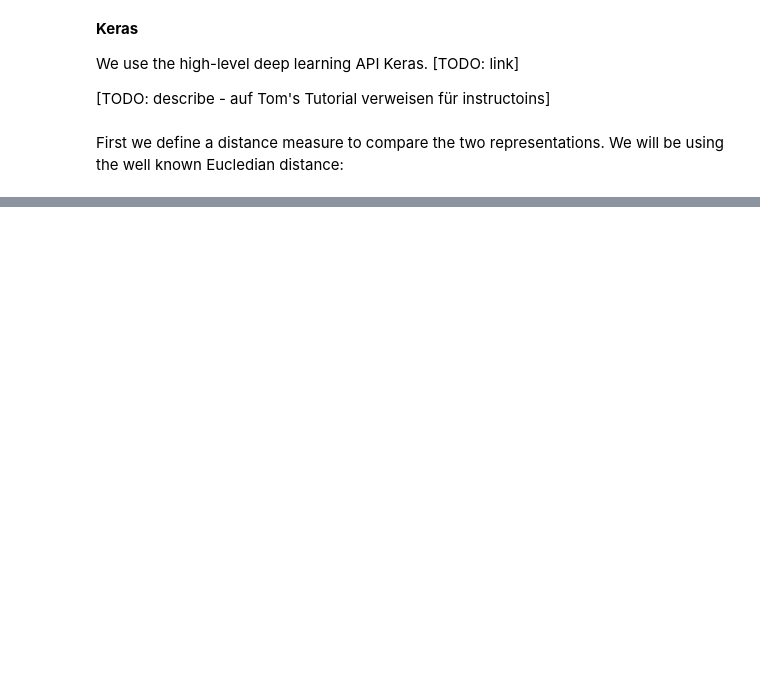
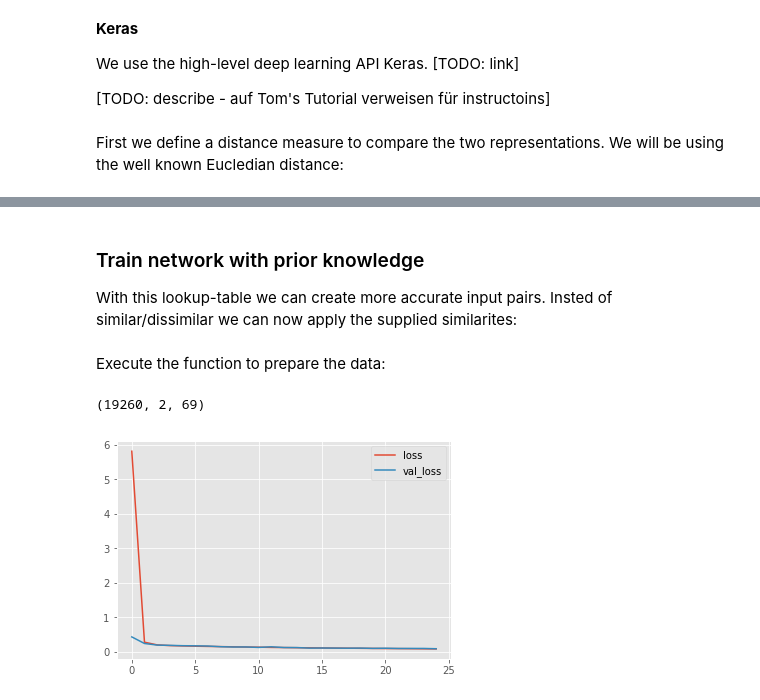
Before and after one commit to slychief/tutorials_private, a Jupyter notebook: spotify_similarity_search/Spotify Similarity Search - Part 2 - Siamese Networks.ipynb, the cells around one changed output, grey strips where cells are left out. Drawn from its saved outputs; the diff is of its cells as text; code cells hidden in the pictures; blank space fills up the shorter version.

```diff
--- a/spotify_similarity_search/Spotify Similarity Search - Part 2 - Siamese Networks.ipynb
+++ b/spotify_similarity_search/Spotify Similarity Search - Part 2 - Siamese Networks.ipynb
@@ -421,0 +389,20 @@ def evaluate(similarity_function, cut_off):
+# %%
+sim = [[["clubbeats",     "electropop"],    0.8],
+       [["clubbeats",     "softpop"],       0.4],
+       [["electropop",    "hiphop"],        0.4],
+       [["softpop",       "soft_rock"],     0.2],
+       [["softpop",       "electropop"],    0.4],
+       [["softpop",       "hiphop"],        0.1],
+       [["rockclassics",  "rockhymns"],     0.7],
+       [["soft_rock",     "rockclassics"],  0.3],
+       [["soft_rock",     "rockhymns"],     0.3],
+       [["metalcore",     "metal"],         0.7],
+       [["metalcore",     "classic_metal"], 0.6],
+       [["metal",         "classic_metal"], 0.8],
+       [["classic_metal", "grunge"],        0.5],
+       [["metal",         "grunge"],        0.5],
+       [["rockhymns",     "grunge"],        0.2],
+       [["poppunk",       "metal"],         0.6],
+       [["poppunk",       "classic_metal"], 0.4],
+       [["poppunk",       "rockhymns"],     0.5],
+       [["poppunk",       "rockclassics"],  0.4]]
@@ -421,0 +448,4 @@ def evaluate(similarity_function, cut_off):
+# %% [markdown]
+### Train network with prior knowledge
+
+With this lookup-table we can create more accurate input pairs. Insted of similar/dissimilar we can now apply the supplied similarites:
@@ -421,0 +477,30 @@ def evaluate(similarity_function, cut_off):
+# %% [markdown]
+Execute the function to prepare the data:
+# %%
+# get pairs
+data_pairs, labels = create_pairs_with_sims(feature_data, metadata, 10, playlist_similarities)
+
+# check - how many instances have we created?
+data_pairs.shape
+# %% [output]
+(19260, 2, 69)
+# %%
+# define the model
+model_sim = create_siamese_network(data_pairs[:,0].shape[1:])
+
+# define the optimizer
+opt = Nadam(lr=0.001)
+
+# compile the model
+model_sim.compile(loss      = contrastive_loss,
+                  optimizer = opt)
+# %%
+model_sim.fit([data_pairs[:, 0], data_pairs[:, 1]],
+               labels,
+               batch_size       = 24,
+               verbose          = 0,
+               epochs           = 25,
+               callbacks        = [tut_func.PlotLosses()],
+               validation_split = 0.1);
+# %% [output]
+[figure, added]
```
Also changed, not shown: parts of 80 cells of this notebook, 3 other files.
